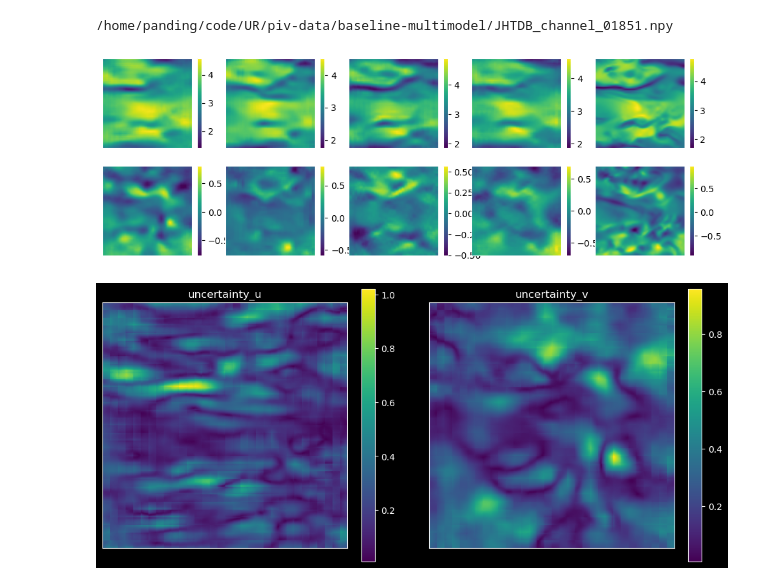
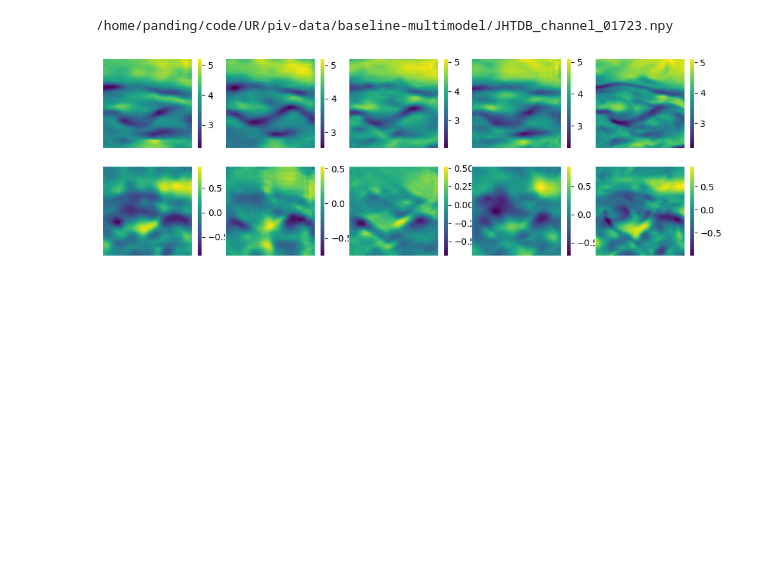
Before and after one commit to HardingPan/UR, a Jupyter notebook: baseline2show.ipynb, the cells around one changed output. Cells and saved outputs as stored; diff of their text form; code cells hidden in the pictures; blank space fills up the shorter version.

```diff
--- a/baseline2show.ipynb
+++ b/baseline2show.ipynb
@@ -22,14 +22,13 @@ datas_multimodel = [datas_multimodel[i] for i in randomidx]
 # %%
 baseline_1 = MultiMethod(datas_multimodel[0], 0)
 print(datas_multimodel[0])
 baseline_1.show()
 # sigma_u, sigma_v = baseline_1.std(show=1)
 # sigma_u_t, sigma_v_t = baseline_1.std_truth(show=1)
-uncertainty_u_mm, uncertainty_v_mm = baseline_1.uncertainty(show=1)
+uncertainty_u_mm, uncertainty_v_mm = baseline_1.uncertainty(show=0)
 # %% [output]
-/home/panding/code/UR/piv-data/baseline-multimodel/JHTDB_channel_01851.npy
+/home/panding/code/UR/piv-data/baseline-multimodel/JHTDB_channel_01723.npy
-[figure, old version]
+[figure, new version]
-[figure, removed]
 # %%
 data_path_multitransform = '/home/panding/code/UR/piv-data/baseline-multitransform'
 datas_multitransform = glob.glob(os.path.join(data_path_multitransform, '*.npy'))
```
Also changed, not shown: parts of 3 cells of this notebook, 3 other files.
